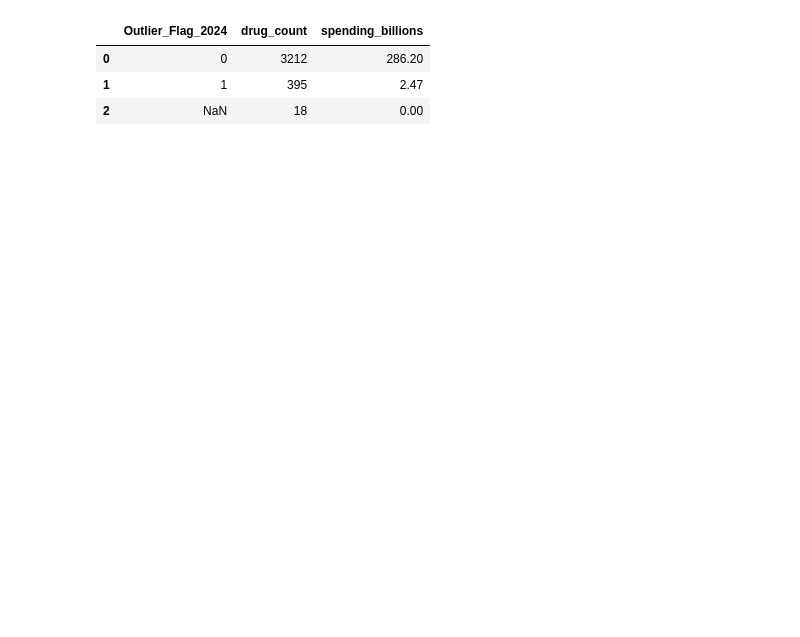
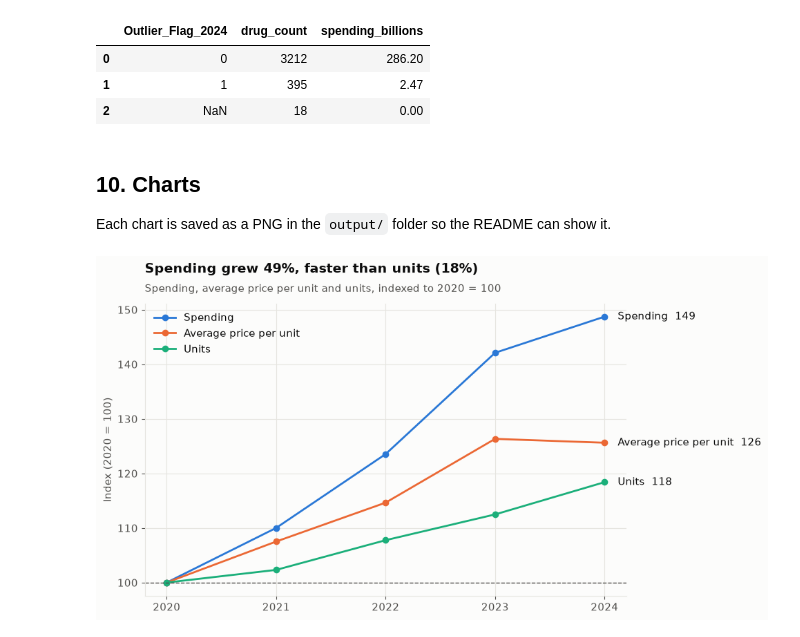
Before and after one commit to krithihari2/drug-spending-price-vs-volume, a Jupyter notebook: notebooks/01_explore.ipynb, the cells around one changed output. Cells and saved outputs as stored; diff of their text form; code cells hidden in the pictures; blank space fills up the shorter version.

```diff
--- a/notebooks/01_explore.ipynb
+++ b/notebooks/01_explore.ipynb
@@ -586,3 +732,7 @@ connection.execute(query).df()
 | 0 | 0 | 3212 | 286.20 |
 | 1 | 1 | 395 | 2.47 |
 | 2 | NaN | 18 | 0.00 |
+# %% [markdown]
+## 10. Charts
+
+Each chart is saved as a PNG in the `output/` folder so the README can show it.
@@ -588,0 +806,47 @@ connection.execute(query).df()
+# %%
+# Chart 1: spending, average price and units each year
+# All three start at 100 in 2020, so we can compare how fast each one grew
+# on one axis, even though they are measured in different units.
+query = """
+SELECT
+    year,
+    SUM(spending) AS spending,
+    SUM(dosage_units) AS units
+FROM spending_by_year
+GROUP BY year
+ORDER BY year
+"""
+yearly = connection.execute(query).df()
+yearly["price"] = yearly["spending"] / yearly["units"]
+
+# Turn each column into an index: 2020 = 100
+for column in ["spending", "price", "units"]:
+    yearly[column + "_index"] = yearly[column] / yearly[column][0] * 100
+
+fig, ax = plt.subplots(figsize=(9, 5.5))
+
+lines = [
+    ("spending_index", "Spending", BLUE),
+    ("price_index", "Average price per unit", ORANGE),
+    ("units_index", "Units", AQUA),
+]
+for column, label, color in lines:
+    ax.plot(yearly["year"], yearly[column], color=color, linewidth=2, marker="o", markersize=6, label=label)
+    # Write the name and the 2024 value at the end of each line
+    last_value = yearly[column].iloc[-1]
+    ax.text(2024.12, last_value, label + "  " + str(round(last_value)), color=TEXT, va="center")
+
+ax.axhline(100, color=TEXT_LIGHT, linewidth=1, linestyle="--")
+ax.set_xticks(yearly["year"])
+ax.set_xlim(2019.8, 2024.2)
+ax.set_ylabel("Index (2020 = 100)")
+ax.legend(loc="upper left")
+spending_growth_percent = round(yearly["spending_index"].iloc[-1] - 100)
+units_growth_percent = round(yearly["units_index"].iloc[-1] - 100)
+add_titles(ax,
+           "Spending grew " + str(spending_growth_percent) + "%, faster than units (" + str(units_growth_percent) + "%)",
+           "Spending, average price per unit and units, indexed to 2020 = 100")
+
+save_chart(fig, "1_spending_price_units.png")
+# %% [output]
+[figure, added]
```
Also changed, not shown: parts of 27 cells of this notebook, 8 other files.
